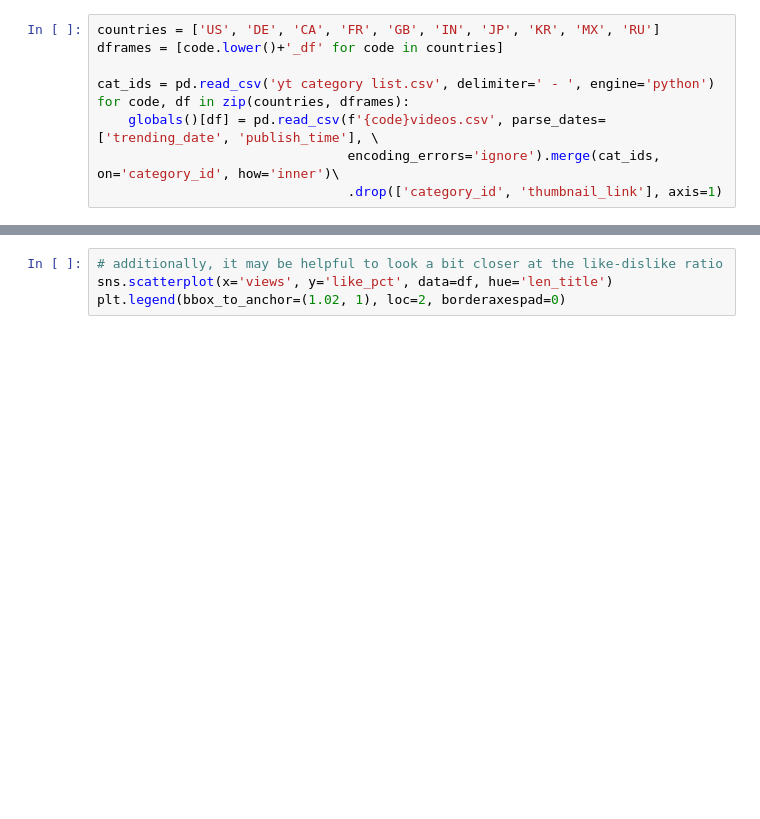
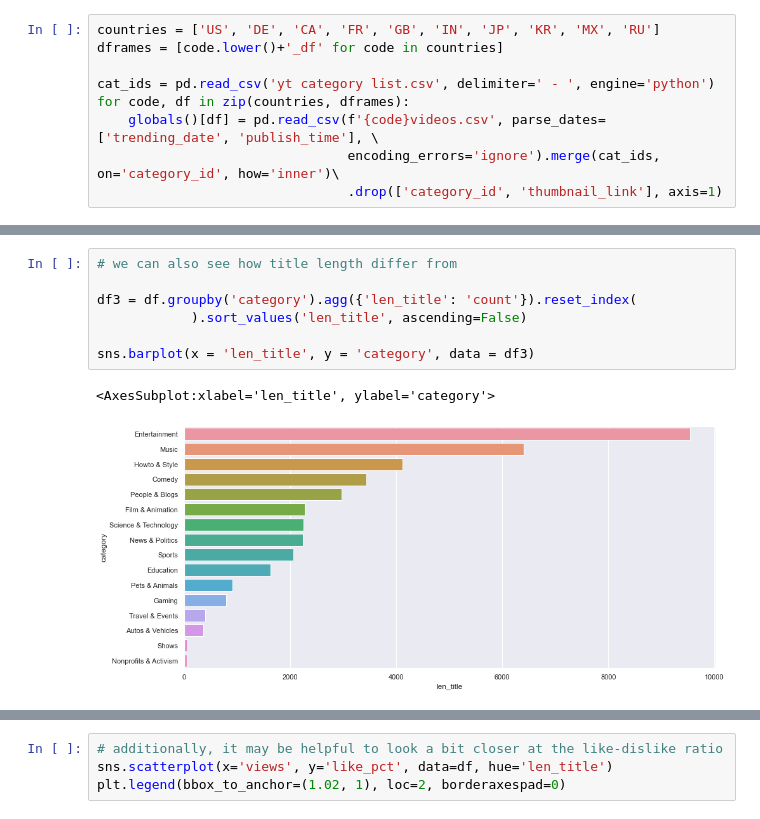
Before and after one commit to danielosetiawan/YouTube-EDA, a Jupyter notebook: youtube ipynb.ipynb, the cells around one changed output, grey strips where cells are left out. Drawn from its saved outputs; the diff is of its cells as text; blank space fills up the shorter version.

```diff
--- a/youtube ipynb.ipynb
+++ b/youtube ipynb.ipynb
@@ -218,0 +144,10 @@ sns.histplot(x='len_title', data=df[df['trending_date'].dt.weekday == 1],
+# %%
+# we can also see how title length differ from
+
+df3 = df.groupby('category').agg({'len_title': 'count'}).reset_index(
+            ).sort_values('len_title', ascending=False)
+
+sns.barplot(x = 'len_title', y = 'category', data = df3)
+# %% [output]
+<AxesSubplot:xlabel='len_title', ylabel='category'>
+[figure, added]
```
Also changed, not shown: parts of 56 cells of this notebook.
